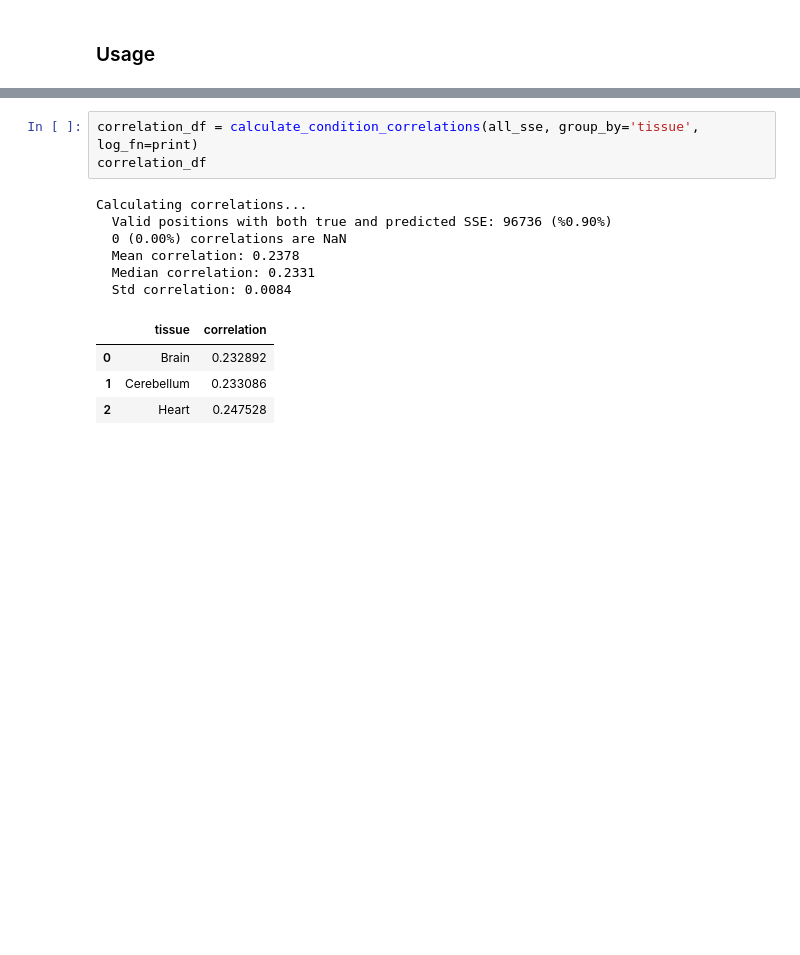
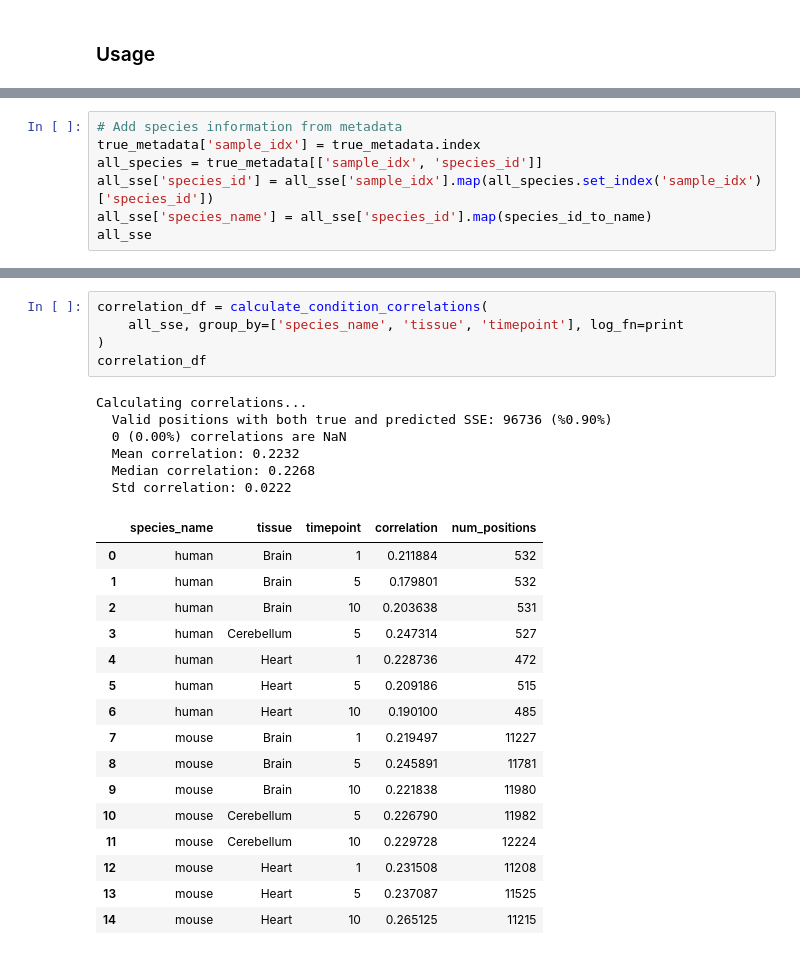
Before and after one commit to anamariaelek/splicevo, a Jupyter notebook: notebooks/model_evaluation_new.ipynb, the cells around one changed output, grey strips where cells are left out. Drawn from its saved outputs; the diff is of its cells as text; blank space fills up the shorter version.

```diff
--- a/notebooks/model_evaluation_new.ipynb
+++ b/notebooks/model_evaluation_new.ipynb
@@ -476,0 +540,7 @@ def plot_sse_density(all_data_df: pd.DataFrame, output_dir: Path, log_fn=print):
+# %%
+# Add species information from metadata
+true_metadata['sample_idx'] = true_metadata.index
+all_species = true_metadata[['sample_idx', 'species_id']]
+all_sse['species_id'] = all_sse['sample_idx'].map(all_species.set_index('sample_idx')['species_id'])
+all_sse['species_name'] = all_sse['species_id'].map(species_id_to_name)
+all_sse
@@ -477,15 +650,29 @@ def plot_sse_density(all_data_df: pd.DataFrame, output_dir: Path, log_fn=print):
 # %%
-correlation_df = calculate_condition_correlations(all_sse, group_by='tissue', log_fn=print)
+correlation_df = calculate_condition_correlations(
+    all_sse, group_by=['species_name', 'tissue', 'timepoint'], log_fn=print
+)
 correlation_df
 # %% [output]
 Calculating correlations...
   Valid positions with both true and predicted SSE: 96736 (%0.90%)
   0 (0.00%) correlations are NaN
-  Mean correlation: 0.2378
-  Median correlation: 0.2331
-  Std correlation: 0.0084
+  Mean correlation: 0.2232
+  Median correlation: 0.2268
+  Std correlation: 0.0222
-|  | tissue | correlation |
-| 0 | Brain | 0.232892 |
-| 1 | Cerebellum | 0.233086 |
-| 2 | Heart | 0.247528 |
+|  | species_name | tissue | timepoint | correlation | num_positions |
+| 0 | human | Brain | 1 | 0.211884 | 532 |
+| 1 | human | Brain | 5 | 0.179801 | 532 |
+| 2 | human | Brain | 10 | 0.203638 | 531 |
+| 3 | human | Cerebellum | 5 | 0.247314 | 527 |
+| 4 | human | Heart | 1 | 0.228736 | 472 |
+| 5 | human | Heart | 5 | 0.209186 | 515 |
+| 6 | human | Heart | 10 | 0.190100 | 485 |
+| 7 | mouse | Brain | 1 | 0.219497 | 11227 |
+| 8 | mouse | Brain | 5 | 0.245891 | 11781 |
+| 9 | mouse | Brain | 10 | 0.221838 | 11980 |
+| 10 | mouse | Cerebellum | 5 | 0.226790 | 11982 |
+| 11 | mouse | Cerebellum | 10 | 0.229728 | 12224 |
+| 12 | mouse | Heart | 1 | 0.231508 | 11208 |
+| 13 | mouse | Heart | 5 | 0.237087 | 11525 |
+| 14 | mouse | Heart | 10 | 0.265125 | 11215 |
 # %%
```
Also changed, not shown: parts of 15 cells of this notebook, 7 other files.
